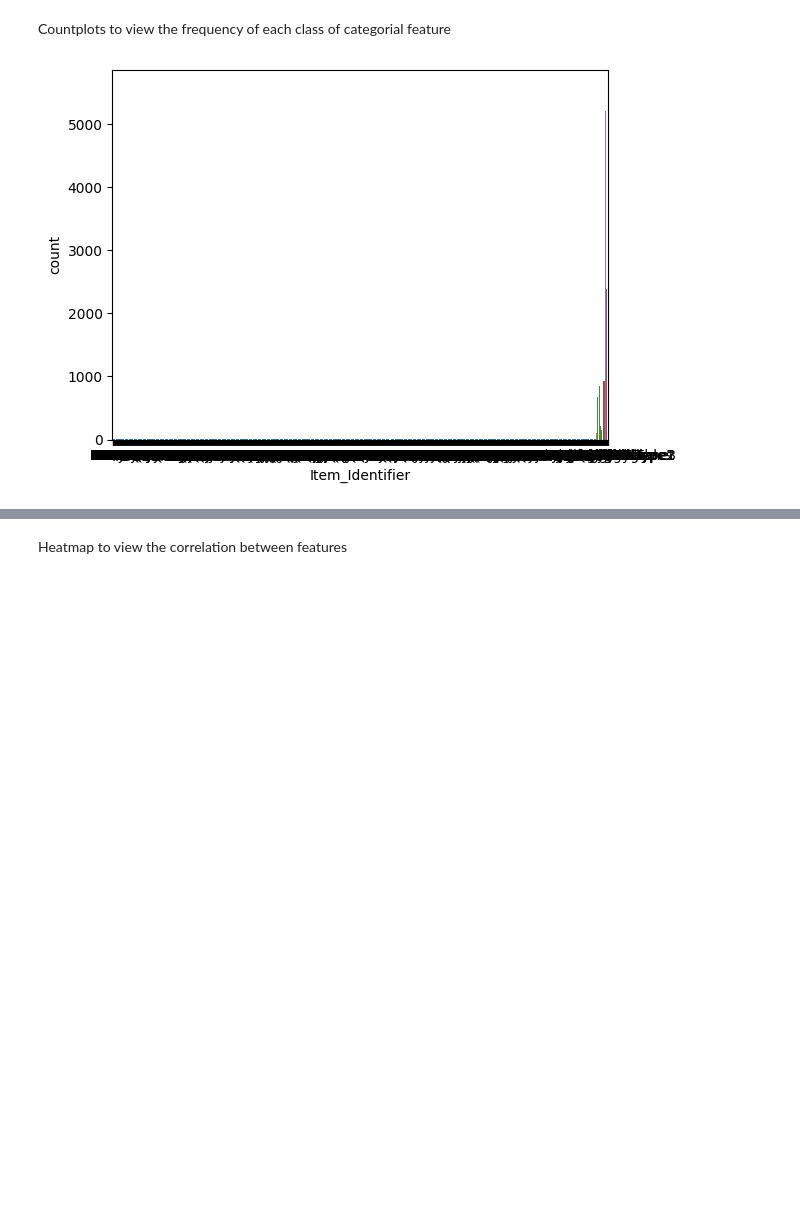
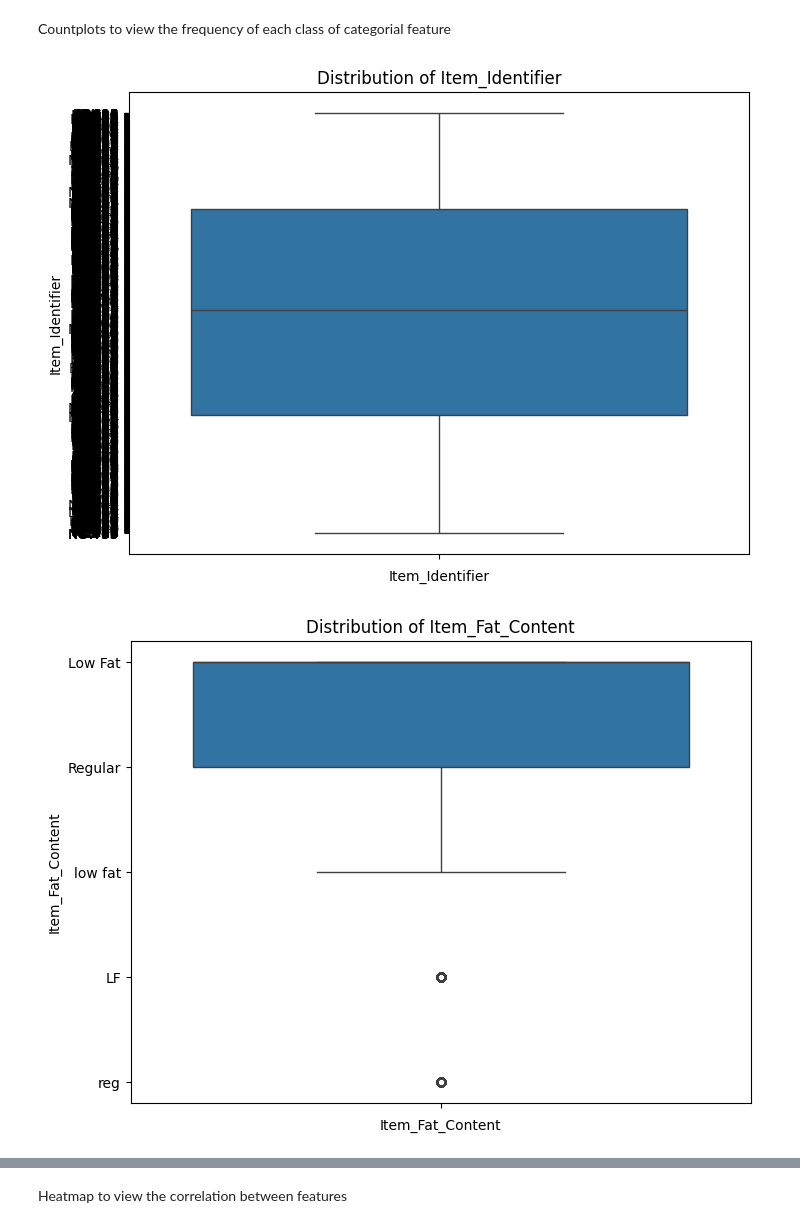
Before and after one commit to dalalyassin/Prediction-of-Product-Sales, a Jupyter notebook: Data_Cleaning.ipynb, the cells around one changed output, grey strips where cells are left out. Drawn from its saved outputs; the diff is of its cells as text; code cells hidden in the pictures; blank space fills up the shorter version.

```diff
--- a/Data_Cleaning.ipynb
+++ b/Data_Cleaning.ipynb
@@ -185,6 +185,10 @@ Boxplots to view statistical summaries of numerical features
 # %%
 numerical_features = df.select_dtypes(include=['number']).columns
 for i in numerical_features:
- ax = sns.boxplot(data=df, y=i)
- ax
+     plt.figure(figsize=(10, 8))
+     ax = sns.boxplot(data=df, y=i)
+     plt.title(f'Distribution of {i}')
+     plt.xlabel(i)
+     plt.show()
+     ax
 # %% [output]
@@ -194,7 +202,12 @@ Countplots to view the frequency of each class of categorial feature
 # %%
 categorical_features = df.select_dtypes(include=['object']).columns
 for i in categorical_features:
- ax = sns.countplot(data=df, x=i)
- ax
+     plt.figure(figsize=(8, 6))
+     ax = sns.boxplot(data=df, y=i)
+     plt.title(f'Distribution of {i}')
+     plt.xlabel(i)
+     plt.show()
+     ax
 # %% [output]
-[figure, old version]
+[figure, new version]
+[figure, added]
```
Also changed, not shown: parts of 3 cells of this notebook.
